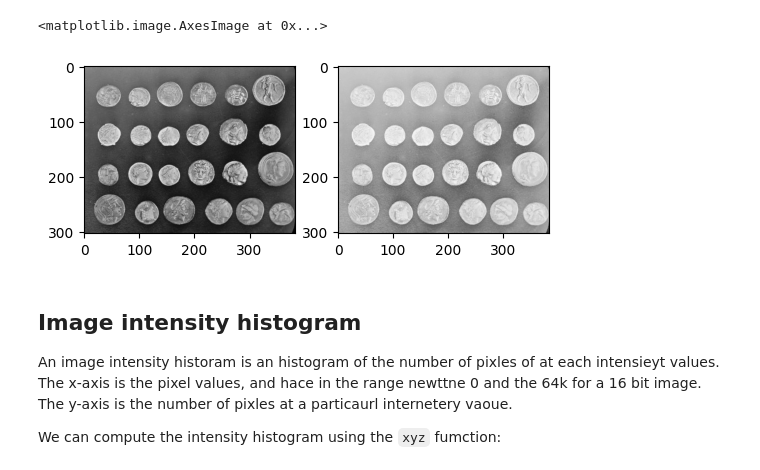
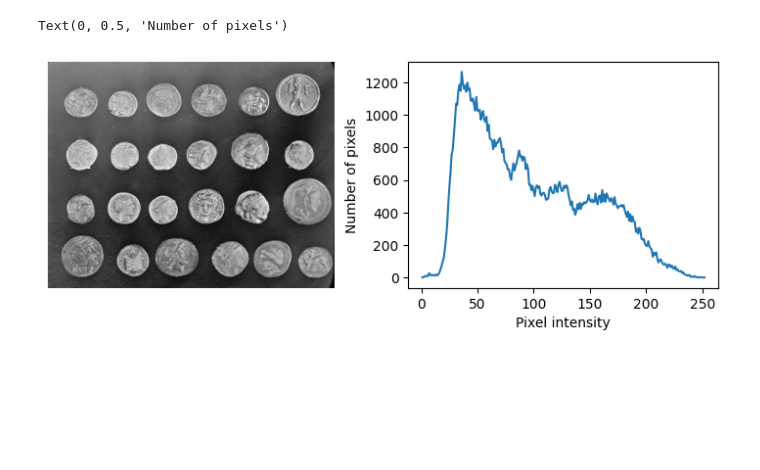
Before and after one commit to rishvanth-kp/img_analysis_with_py, a Jupyter notebook: ch2_intensity_operations.ipynb, the cells around one changed output. Saved outputs shown, nothing was run; the diff lists cells and outputs as text; code cells hidden in the pictures; blank space fills up the shorter version.

```diff
--- a/ch2_intensity_operations.ipynb
+++ b/ch2_intensity_operations.ipynb
@@ -47,18 +134,17 @@ Let us test it on the coin image.
 # %%
 # Load the coins data
 img = ski.data.coins()
 
-gamma_2 = ski.exposure.adjust_gamma(img, 0.25)
+# Get the histogram
+hist, hist_centers = ski.exposure.histogram(img)
 
-fig, ax =  plt.subplots(1, 2, figsize=(6,3))
+# Plot the histogram
+fig, ax =  plt.subplots(1, 2, figsize = (9,3))
 ax[0].imshow(img, cmap = 'gray', vmax = 256)
-ax[1].imshow(gamma_2, cmap = 'gray', vmax = 256)
+ax[0].set_axis_off()
+ax[1].plot(hist_centers, hist)
+ax[1].set_xlabel('Pixel intensity')
+ax[1].set_ylabel('Number of pixels')
 # %% [output]
-<matplotlib.image.AxesImage at 0x...>
+Text(0, 0.5, 'Number of pixels')
-[figure, old version]
+[figure, new version]
-# %% [markdown]
-## Image intensity histogram
-
-An image intensity historam is an histogram of the number of pixles of at each intensieyt values. The x-axis is the pixel values, and hace in the range newttne 0 and the 64k for a 16 bit image. The y-axis is the number of pixles at a particaurl internetery vaoue.
-
-We can compute the intensity histogram using the `xyz` fumction:
```
Also changed, not shown: parts of 23 cells of this notebook, 3 other files.
